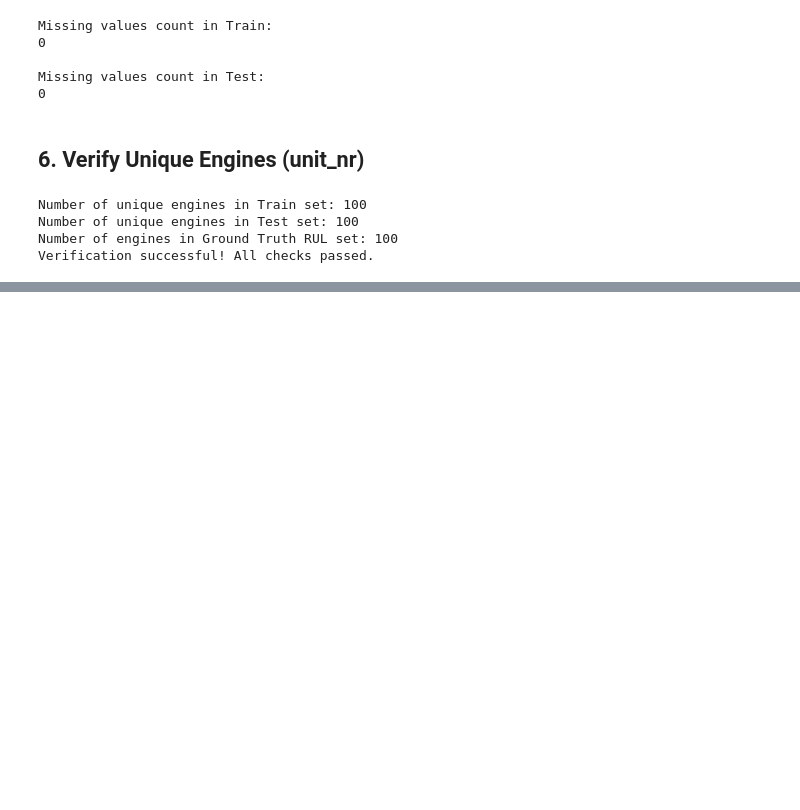
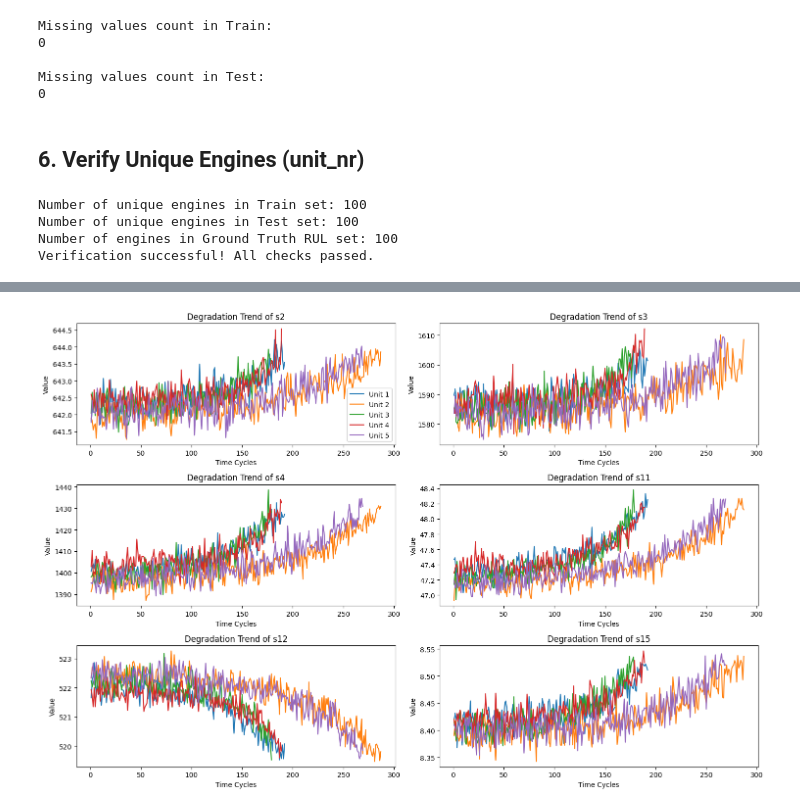
Before and after one commit to amrfad/mlops_experiment, a Jupyter notebook: preprocessing/Eksperimen_Amr.ipynb, the cells around one changed output, grey strips where cells are left out. Drawn from its saved outputs; the diff is of its cells as text; code cells hidden in the pictures; blank space fills up the shorter version.

Commit message:
feat: EDA section - sensor analysis and degradation trend visualization

```diff
--- a/preprocessing/Eksperimen_Amr.ipynb
+++ b/preprocessing/Eksperimen_Amr.ipynb
@@ -174,0 +217,20 @@ Verification successful! All checks passed.
+# %%
+# Select informative sensors to visualize
+visualize_sensors = ['s2', 's3', 's4', 's11', 's12', 's15']
+selected_units = [1, 2, 3, 4, 5]
+
+plt.figure(figsize=(15, 10))
+for i, sensor in enumerate(visualize_sensors, 1):
+    plt.subplot(3, 2, i)
+    for unit in selected_units:
+        unit_data = train_df[train_df['unit_nr'] == unit]
+        plt.plot(unit_data['time_cycles'], unit_data[sensor], label=f"Unit {unit}")
+    plt.title(f"Degradation Trend of {sensor}")
+    plt.xlabel("Time Cycles")
+    plt.ylabel("Value")
+    if i == 1:
+        plt.legend()
+plt.tight_layout()
+plt.show()
+# %% [output]
+[figure, added]
```
Also changed, not shown: parts of 15 cells of this notebook, 1 other file.
